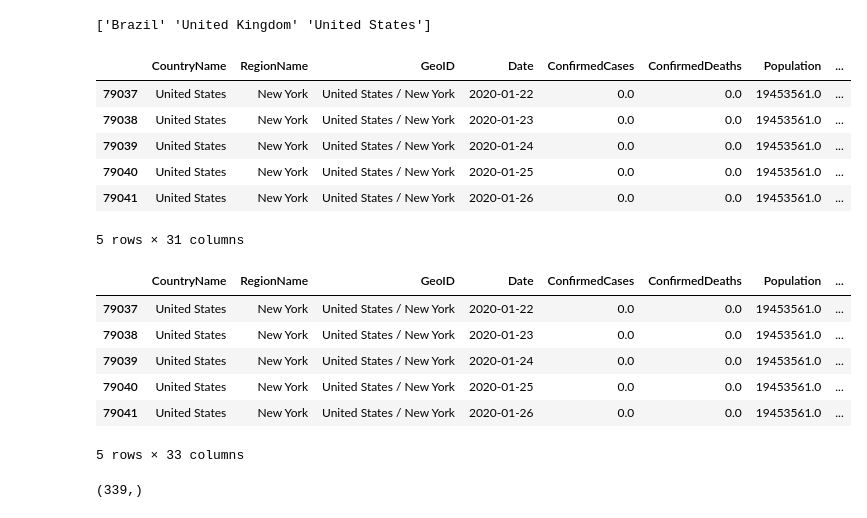
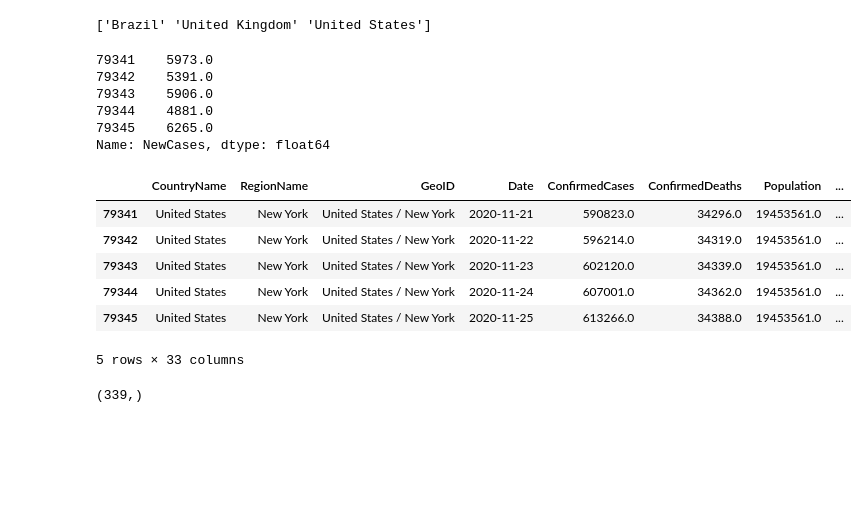
Before and after one commit to brookzhcn/covid-xprize-prawn, a Jupyter notebook: prawn/prophet_predictor.ipynb, the cells around one changed output. Saved outputs shown, nothing was run; the diff lists cells and outputs as text; code cells hidden in the pictures; blank space fills up the shorter version.

```diff
--- a/prawn/prophet_predictor.ipynb
+++ b/prawn/prophet_predictor.ipynb
@@ -34,16 +34,15 @@ df['y'] = df['NewCases']
 cap = 20000
 df['cap'] = cap
 df['floor'] = 0
-df.head()
+df['NewCases'].tail()
 # df[df['NewCases']<10]
 # %% [output]
-|  | CountryName | RegionName | GeoID | Date | ConfirmedCases | ConfirmedDeaths | Population | ... |
-| 79037 | United States | New York | United States / New York | 2020-01-22 | 0.0 | 0.0 | 19453561.0 | ... |
-| 79038 | United States | New York | United States / New York | 2020-01-23 | 0.0 | 0.0 | 19453561.0 | ... |
-| 79039 | United States | New York | United States / New York | 2020-01-24 | 0.0 | 0.0 | 19453561.0 | ... |
-| 79040 | United States | New York | United States / New York | 2020-01-25 | 0.0 | 0.0 | 19453561.0 | ... |
-| 79041 | United States | New York | United States / New York | 2020-01-26 | 0.0 | 0.0 | 19453561.0 | ... |
-5 rows × 31 columns
+79341    5973.0
+79342    5391.0
+79343    5906.0
+79344    4881.0
+79345    6265.0
+Name: NewCases, dtype: float64
 # %%
 NPI_COLUMNS = ['C1_School closing',
                'C2_Workplace closing',
@@ -67,14 +66,14 @@ df['H_avg'] = df['H1_Public information campaigns'] + df['H2_Testing policy'] +
 
 USE_COLUMNS = NPI_COLUMNS
 # %%
-df.head()
+df.tail()
 # %% [output]
 |  | CountryName | RegionName | GeoID | Date | ConfirmedCases | ConfirmedDeaths | Population | ... |
-| 79037 | United States | New York | United States / New York | 2020-01-22 | 0.0 | 0.0 | 19453561.0 | ... |
-| 79038 | United States | New York | United States / New York | 2020-01-23 | 0.0 | 0.0 | 19453561.0 | ... |
-| 79039 | United States | New York | United States / New York | 2020-01-24 | 0.0 | 0.0 | 19453561.0 | ... |
-| 79040 | United States | New York | United States / New York | 2020-01-25 | 0.0 | 0.0 | 19453561.0 | ... |
-| 79041 | United States | New York | United States / New York | 2020-01-26 | 0.0 | 0.0 | 19453561.0 | ... |
+| 79341 | United States | New York | United States / New York | 2020-11-21 | 590823.0 | 34296.0 | 19453561.0 | ... |
+| 79342 | United States | New York | United States / New York | 2020-11-22 | 596214.0 | 34319.0 | 19453561.0 | ... |
+| 79343 | United States | New York | United States / New York | 2020-11-23 | 602120.0 | 34339.0 | 19453561.0 | ... |
+| 79344 | United States | New York | United States / New York | 2020-11-24 | 607001.0 | 34362.0 | 19453561.0 | ... |
+| 79345 | United States | New York | United States / New York | 2020-11-25 | 613266.0 | 34388.0 | 19453561.0 | ... |
 5 rows × 33 columns
 # %%
 for column in USE_COLUMNS:
```
Also changed, not shown: 1 other file.
